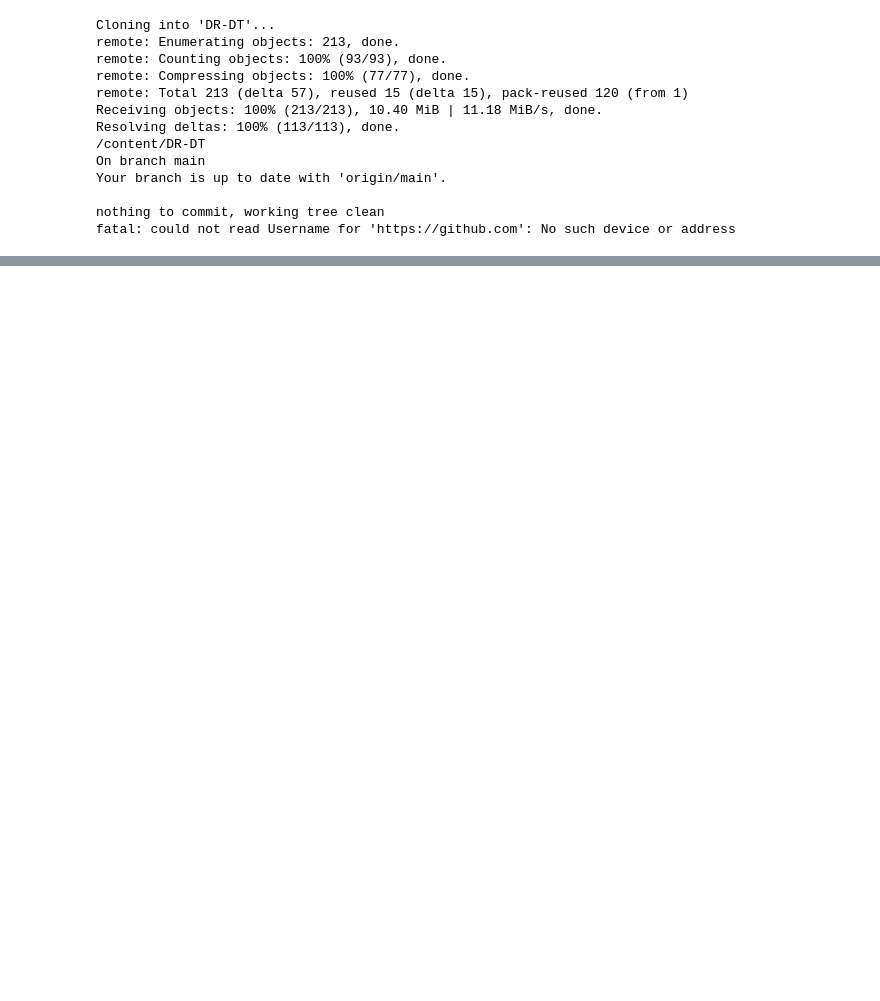
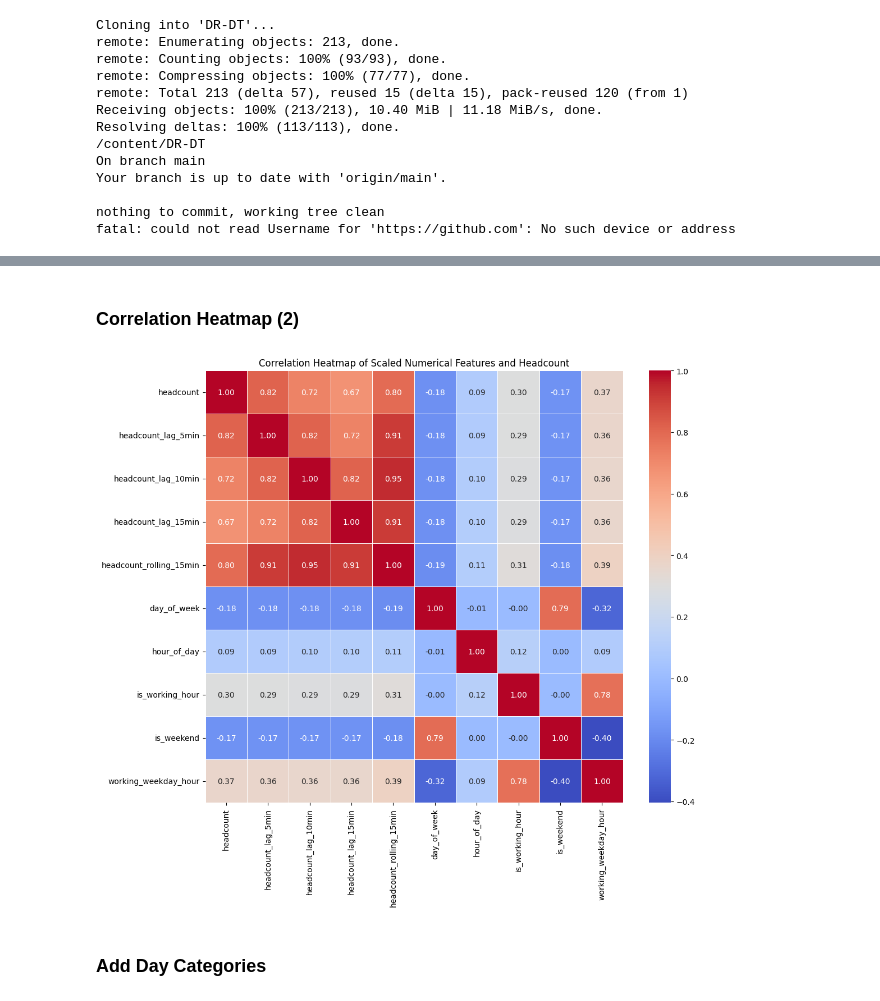
Before and after one commit to MIL-Project2/DR-DT, a Jupyter notebook: Occupancy_Prediction_Ver1_4.ipynb, the cells around one changed output, grey strips where cells are left out. Drawn from its saved outputs; the diff is of its cells as text; code cells hidden in the pictures; blank space fills up the shorter version.

```diff
--- a/Occupancy_Prediction_Ver1_4.ipynb
+++ b/Occupancy_Prediction_Ver1_4.ipynb
@@ -33,0 +522,8 @@ fatal: could not read Username for 'https://github.com': No such device or addre
+# %%
+result_2['is_working_hour'] = ((result_2['target_time'].dt.hour >= 8) &
+                               (result_2['target_time'].dt.hour < 18)).astype(int)
+result_2['is_weekend'] = (result_2['target_time'].dt.dayofweek >= 5).astype(int)
+result_2['working_weekday_hour'] = ((result_2['is_working_hour'] == 1) &
+                                    (result_2['is_weekend'] == 0)).astype(int)
+
+display(result_2)
@@ -33,0 +544,33 @@ fatal: could not read Username for 'https://github.com': No such device or addre
+# %% [markdown]
+### **Correlation Heatmap (2)**
+# %%
+# import seaborn as sns
+# import matplotlib.pyplot as plt
+
+# # Prepare the list of numerical columns for correlation, including the target 'headcount'
+# # Exclude 'timestamp', 'deviceid', 'floorspaceid'
+
+correlation_cols = [
+    'headcount',
+    'headcount_lag_5min', 'headcount_lag_10min', 'headcount_lag_15min',
+    'headcount_rolling_15min',
+    'day_of_week', 'hour_of_day',
+    'is_working_hour',	'is_weekend',	'working_weekday_hour',
+    'hour_sin', 'hour_cos','day_sin', 'day_cos'
+]
+
+# Ensure all selected columns exist in the DataFrame
+correlation_cols = [col for col in correlation_cols if col in result_2.columns]
+
+# Calculate the correlation matrix
+correlation_matrix = result_2[correlation_cols].corr()
+
+# Plot the heatmap
+plt.figure(figsize=(12, 10))
+sns.heatmap(correlation_matrix, annot=True, cmap='coolwarm', fmt=".2f", linewidths=.5)
+plt.title('Correlation Heatmap of Scaled Numerical Features and Headcount')
+plt.show()
+# %% [output]
+[figure, added]
+# %% [markdown]
+### **Add Day Categories**
```
Also changed, not shown: parts of 59 cells of this notebook.
